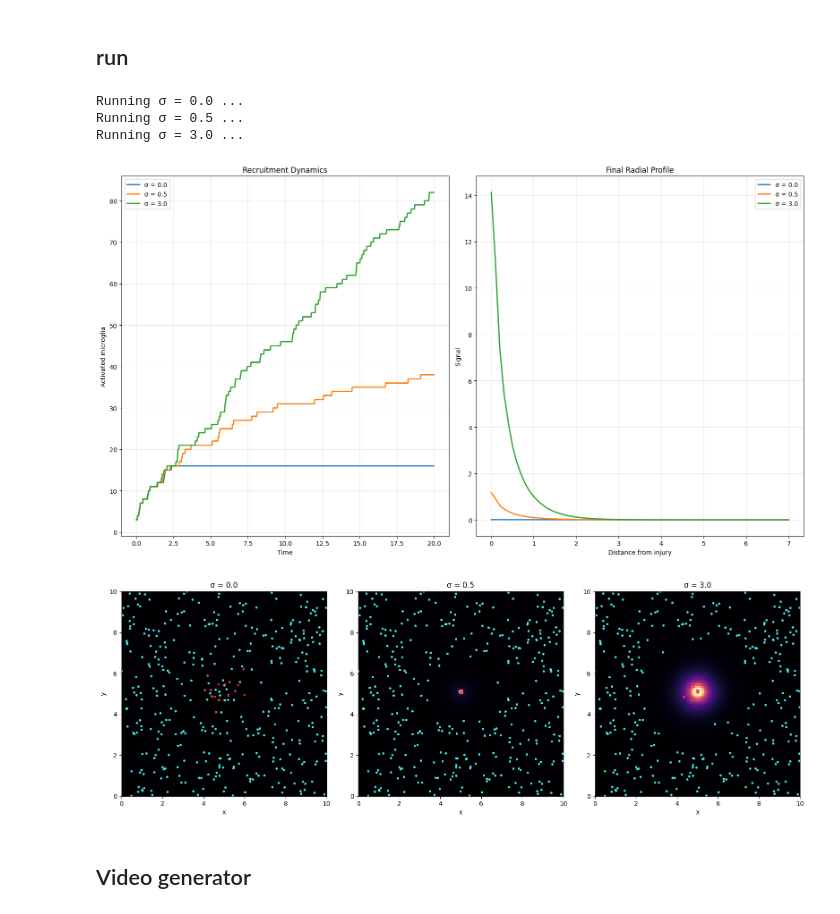
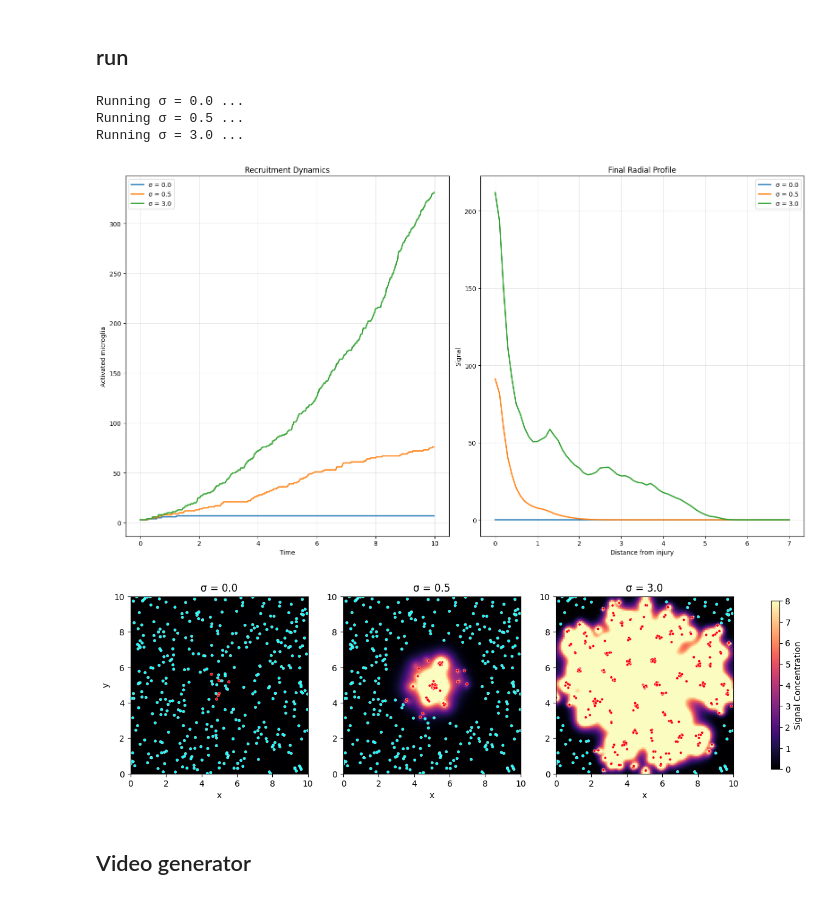
Before and after one commit to AminGhavami/Modeling_Microglial_Chemotaxis, a Jupyter notebook: notebooks/results.ipynb, the cells around one changed output. Saved outputs shown, nothing was run; the diff lists cells and outputs as text; code cells hidden in the pictures.

```diff
--- a/notebooks/results.ipynb
+++ b/notebooks/results.ipynb
@@ -10,11 +10,11 @@ n_agents = 400
 dt = 0.02
 
 #= PHYSICS
-D = 0.06          # diffusion
-gamma = 0.12      # decay
-threshold = 0.45  # activation threshold
-chi = 1.8         # chemotactic strength
-D_eff = 0.015     # random motility
+D = 0.05          # diffusion
+gamma = 0.25      # decay
+threshold = 0.85  # activation threshold
+chi = 0.6         # chemotactic strength
+D_eff = 0.02     # random motility
 
 #= Initial injury (Gaussian)
 initial_amplitude = 5.0
@@ -48,7 +48,11 @@ class MicrogliaSimulation:
         if np.any(self.active):
             ix = (self.pos[self.active, 0] / self.dx).astype(int) % Nx
             iy = (self.pos[self.active, 1] / self.dx).astype(int) % Ny
-            np.add.at(source, (iy, ix), self.sigma)
+
+            # IMPORTANT: Scale sigma by dx**2 to maintain "mass" consistency
+            # This prevents the signal from exploding when the grid gets finer.
+            scaled_sigma = self.sigma / (self.dx**2)
+            np.add.at(source, (iy, ix), scaled_sigma)
 
         self.c += self.dt * (D * lap - gamma * self.c + source)
 
@@ -109,6 +113,7 @@ def run_one_simulation(sigma, steps=1000, collect_every=20, seed=42):
 # %%
 import numpy as np
 import matplotlib.pyplot as plt
+plt.style.use('default')
 
 sigmas = [0.0, 0.5, 3.0]          # ← change this list whenever you want
 labels = [f"σ = {s}" for s in sigmas]
@@ -116,7 +121,7 @@ labels = [f"σ = {s}" for s in sigmas]
 results = {}
 for s in sigmas:
     print(f"Running σ = {s} ...")
-    results[s] = run_one_simulation(s, steps=1000)
+    results[s] = run_one_simulation(s, steps=500)
 
 #= PHASE DIAGRAM
 fig, axs = plt.subplots(1, 2, figsize=(16, 9))
@@ -132,43 +137,48 @@ axs[0].grid(True, alpha=0.3)
 
 # Final radial profiles
 r = np.arange(results[sigmas[0]]['radial'][-1].shape[0]) * (Lx / Nx)
 for s, lab in zip(sigmas, labels):
     axs[1].plot(r, results[s]['radial'][-1], label=lab, lw=2)
 axs[1].set_xlabel("Distance from injury")
 axs[1].set_ylabel("Signal")
 axs[1].set_title("Final Radial Profile")
 axs[1].legend()
 axs[1].grid(True, alpha=0.3)
 
 plt.tight_layout()
 plt.savefig("../figures/signal_activity.pdf", dpi=300, bbox_inches='tight')
 plt.show()
 
 
-fig, axs = plt.subplots(1, 3, figsize=(16, 9))
+fig, axs = plt.subplots(1, 3, figsize=(16, 6))
 
-# Final snapshots (3 columns)
 for i, s in enumerate(sigmas):
     ax = axs[i]
-    c = results[s]['final_c']
+    c = np.nan_to_num(results[s]['final_c'], nan=0.0, posinf=10.0) # Clean data
     pos = results[s]['final_pos']
     active = results[s]['final_active']
-    ax.imshow(c, origin='lower', extent=[0, Lx, 0, Ly], cmap='magma', vmax=8)
+
+    # Use a fixed vmin/vmax to keep colors consistent across the study
+    im = ax.imshow(c, origin='lower', extent=[0, Lx, 0, Ly], cmap='magma', vmin=0, vmax=8)
+
+    # Handle scatter colors safely
     colors = np.where(active, 'red', 'cyan')
-    ax.scatter(pos[:,0], pos[:,1], c=colors, s=10, edgecolors='white', linewidth=0.3)
+    ax.scatter(pos[:, 0], pos[:, 1], c=colors, s=10, edgecolors='white', linewidth=0.3)
+
     ax.set_title(labels[i])
+    if i == 0: ax.set_ylabel("y")
     ax.set_xlabel("x")
-    ax.set_ylabel("y")
 
-plt.tight_layout()
-plt.savefig("../figures/radial_diagram.pdf", dpi=300, bbox_inches='tight')
+# Add a single colorbar for all plots to save space
+fig.colorbar(im, ax=axs.ravel().tolist(), label="Signal Concentration", shrink=0.6)
+plt.savefig("../figures/snapshot_comparison.pdf", dpi=300, bbox_inches='tight')
 plt.show()
 # %% [output]
 Running σ = 0.0 ...
 Running σ = 0.5 ...
 Running σ = 3.0 ...
-[figure, old version]
+[figure, new version]
-[figure, old version]
+[figure, new version]
 # %% [markdown]
 ## Video generator
 # %%
```
Also changed, not shown: parts of 6 cells of this notebook.
